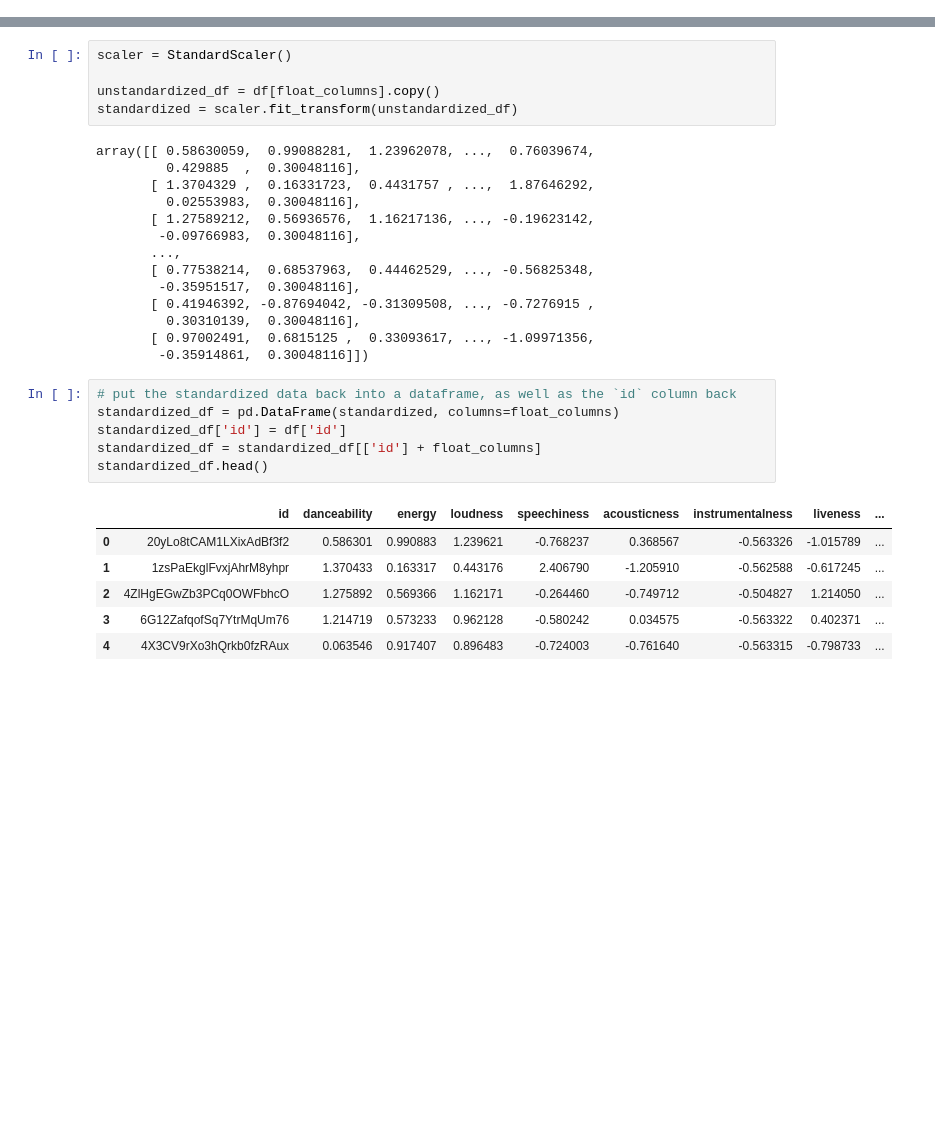
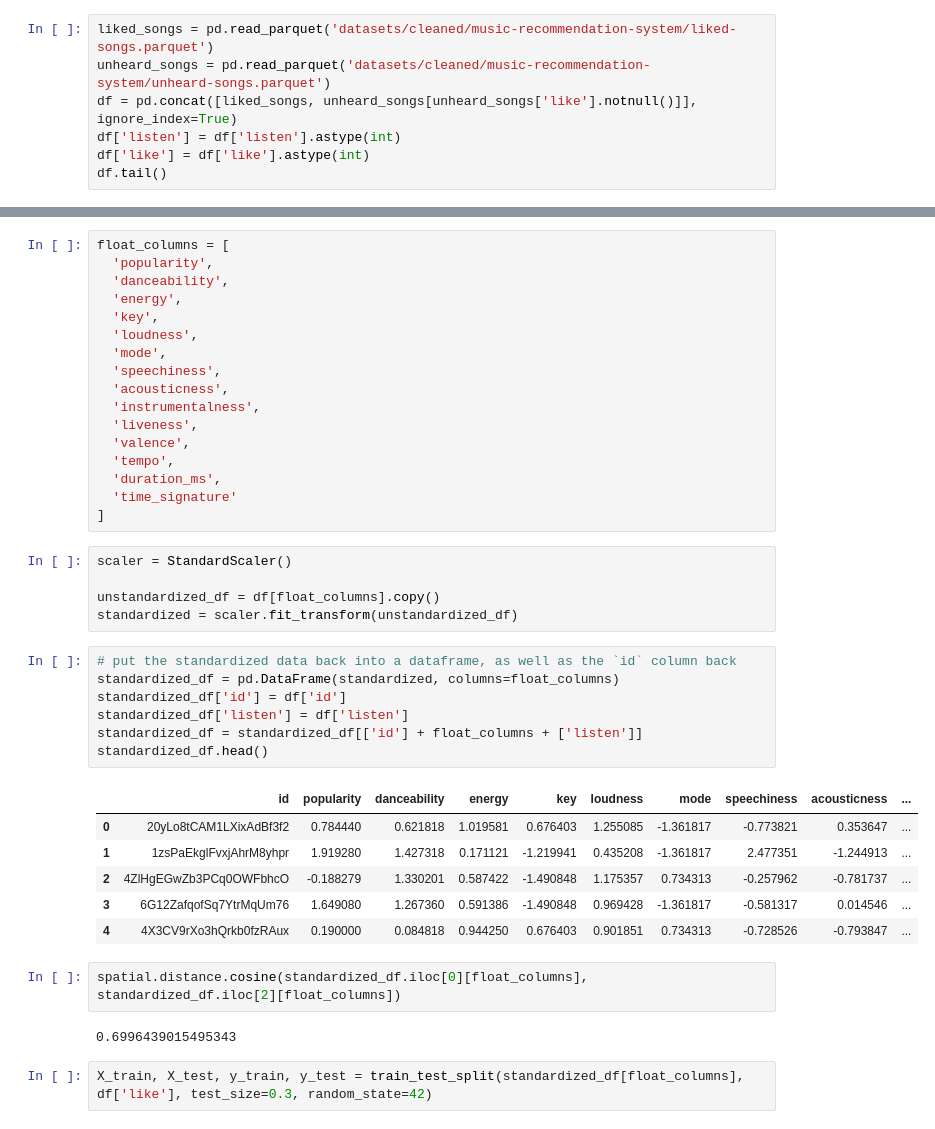
Before and after one commit to bsraya/data-science-portfolio, a Jupyter notebook: song-recommendation-system.ipynb, the cells around one changed output, grey strips where cells are left out. Saved outputs shown, nothing was run; the diff lists cells and outputs as text; blank space fills up the shorter version.

```diff
--- a/song-recommendation-system.ipynb
+++ b/song-recommendation-system.ipynb
@@ -21,0 +11,7 @@ for column in ['popularity', 'duration_ms', 'time_signature']:
+# %%
+liked_songs = pd.read_parquet('datasets/cleaned/music-recommendation-system/liked-songs.parquet')
+unheard_songs = pd.read_parquet('datasets/cleaned/music-recommendation-system/unheard-songs.parquet')
+df = pd.concat([liked_songs, unheard_songs[unheard_songs['like'].notnull()]], ignore_index=True)
+df['listen'] = df['listen'].astype(int)
+df['like'] = df['like'].astype(int)
+df.tail()
@@ -22,32 +26,42 @@ for column in ['popularity', 'duration_ms', 'time_signature']:
+# %%
+float_columns = [
+  'popularity',
+  'danceability',
+  'energy',
+  'key',
+  'loudness',
+  'mode',
+  'speechiness',
+  'acousticness',
+  'instrumentalness',
+  'liveness',
+  'valence',
+  'tempo',
+  'duration_ms',
+  'time_signature'
+]
 # %%
 scaler = StandardScaler()
 
 unstandardized_df = df[float_columns].copy()
 standardized = scaler.fit_transform(unstandardized_df)
-# %% [output]
-array([[ 0.58630059,  0.99088281,  1.23962078, ...,  0.76039674,
-         0.429885  ,  0.30048116],
-       [ 1.3704329 ,  0.16331723,  0.4431757 , ...,  1.87646292,
-         0.02553983,  0.30048116],
-       [ 1.27589212,  0.56936576,  1.16217136, ..., -0.19623142,
-        -0.09766983,  0.30048116],
-       ...,
-       [ 0.77538214,  0.68537963,  0.44462529, ..., -0.56825348,
-        -0.35951517,  0.30048116],
-       [ 0.41946392, -0.87694042, -0.31309508, ..., -0.7276915 ,
-         0.30310139,  0.30048116],
-       [ 0.97002491,  0.6815125 ,  0.33093617, ..., -1.09971356,
-        -0.35914861,  0.30048116]])
 # %%
 # put the standardized data back into a dataframe, as well as the `id` column back
 standardized_df = pd.DataFrame(standardized, columns=float_columns)
 standardized_df['id'] = df['id']
-standardized_df = standardized_df[['id'] + float_columns]
+standardized_df['listen'] = df['listen']
+standardized_df = standardized_df[['id'] + float_columns + ['listen']]
 standardized_df.head()
 # %% [output]
-|  | id | danceability | energy | loudness | speechiness | acousticness | instrumentalness | liveness | ... |
-| 0 | 20yLo8tCAM1LXixAdBf3f2 | 0.586301 | 0.990883 | 1.239621 | -0.768237 | 0.368567 | -0.563326 | -1.015789 | ... |
-| 1 | 1zsPaEkglFvxjAhrM8yhpr | 1.370433 | 0.163317 | 0.443176 | 2.406790 | -1.205910 | -0.562588 | -0.617245 | ... |
-| 2 | 4ZlHgEGwZb3PCq0OWFbhcO | 1.275892 | 0.569366 | 1.162171 | -0.264460 | -0.749712 | -0.504827 | 1.214050 | ... |
-| 3 | 6G12ZafqofSq7YtrMqUm76 | 1.214719 | 0.573233 | 0.962128 | -0.580242 | 0.034575 | -0.563322 | 0.402371 | ... |
-| 4 | 4X3CV9rXo3hQrkb0fzRAux | 0.063546 | 0.917407 | 0.896483 | -0.724003 | -0.761640 | -0.563315 | -0.798733 | ... |
+|  | id | popularity | danceability | energy | key | loudness | mode | speechiness | acousticness | ... |
+| 0 | 20yLo8tCAM1LXixAdBf3f2 | 0.784440 | 0.621818 | 1.019581 | 0.676403 | 1.255085 | -1.361817 | -0.773821 | 0.353647 | ... |
+| 1 | 1zsPaEkglFvxjAhrM8yhpr | 1.919280 | 1.427318 | 0.171121 | -1.219941 | 0.435208 | -1.361817 | 2.477351 | -1.244913 | ... |
+| 2 | 4ZlHgEGwZb3PCq0OWFbhcO | -0.188279 | 1.330201 | 0.587422 | -1.490848 | 1.175357 | 0.734313 | -0.257962 | -0.781737 | ... |
+| 3 | 6G12ZafqofSq7YtrMqUm76 | 1.649080 | 1.267360 | 0.591386 | -1.490848 | 0.969428 | -1.361817 | -0.581317 | 0.014546 | ... |
+| 4 | 4X3CV9rXo3hQrkb0fzRAux | 0.190000 | 0.084818 | 0.944250 | 0.676403 | 0.901851 | 0.734313 | -0.728526 | -0.793847 | ... |
+# %%
+spatial.distance.cosine(standardized_df.iloc[0][float_columns], standardized_df.iloc[2][float_columns])
+# %% [output]
+0.6996439015495343
+# %%
+X_train, X_test, y_train, y_test = train_test_split(standardized_df[float_columns], df['like'], test_size=0.3, random_state=42)
```
Also changed, not shown: parts of 14 cells of this notebook.
